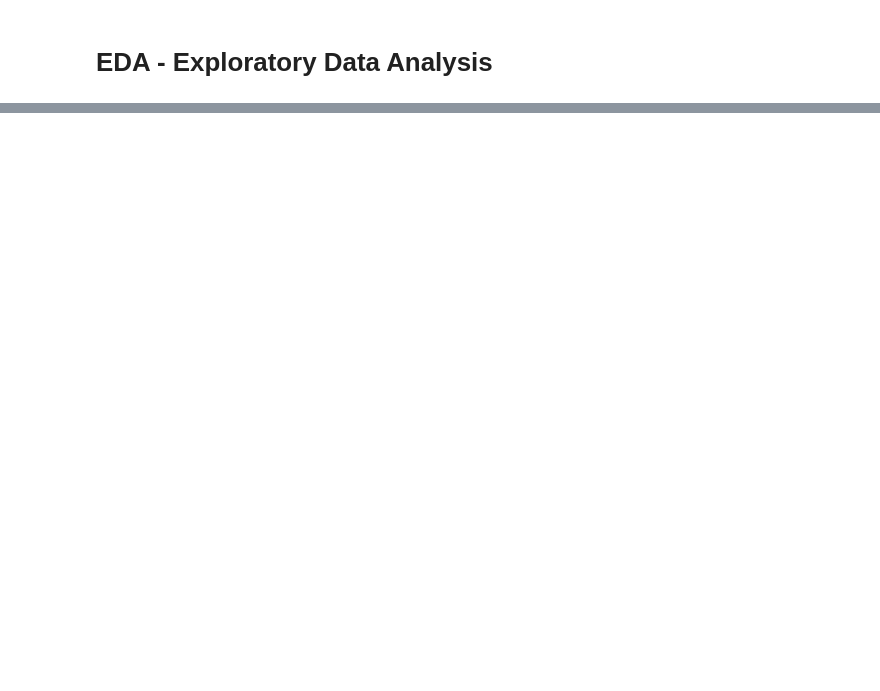
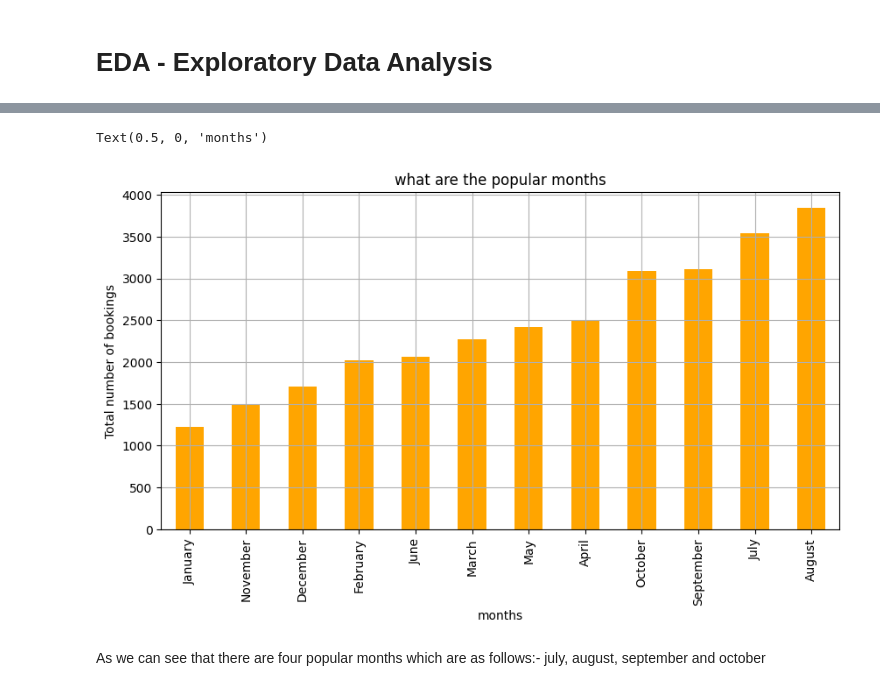
Before and after one commit to kirnapure/hotel-booking-analysis, a Jupyter notebook: Trinity_AVI_,hotel_booking_analysis.ipynb, the cells around one changed output, grey strips where cells are left out. Cells and saved outputs as stored; diff of their text form; code cells hidden in the pictures; blank space fills up the shorter version.

```diff
--- a/Trinity_AVI_,hotel_booking_analysis.ipynb
+++ b/Trinity_AVI_,hotel_booking_analysis.ipynb
@@ -310,2 +300,6 @@ df1['total_bookings'] = df1['previous_cancellations'] + df1['previous_bookings_n
 # %% [markdown]
 # **EDA - Exploratory Data Analysis**
+# %%
+# what are the most popular months
+month_counts = df['arrival_date_month'].value_counts().sort_values()
+month_counts
@@ -311,0 +320,13 @@ df1['total_bookings'] = df1['previous_cancellations'] + df1['previous_bookings_n
+# %%
+# we can have good insight of which are the popular months are by the graph.
+month_counts.plot.bar(color='orange')
+plt.rcParams['figure.figsize'] = (10,5)
+plt.grid()
+plt.title('what are the popular months')
+plt.ylabel('Total number of bookings')
+plt.xlabel( 'months')
+# %% [output]
+Text(0.5, 0, 'months')
+[figure, added]
+# %% [markdown]
+As we can see that there are four popular months which are as follows:-  july,  august, september and october
```
Also changed, not shown: parts of 33 cells of this notebook.
